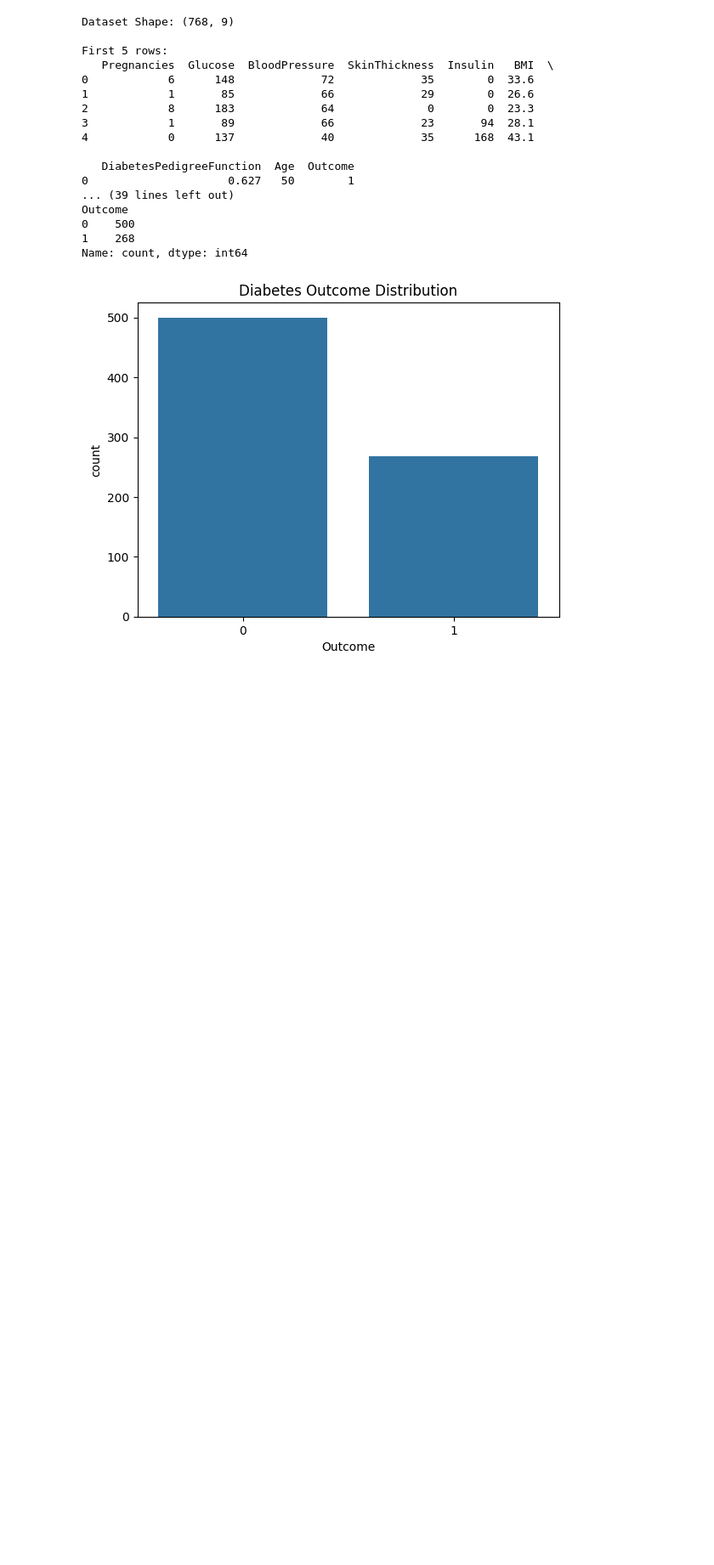
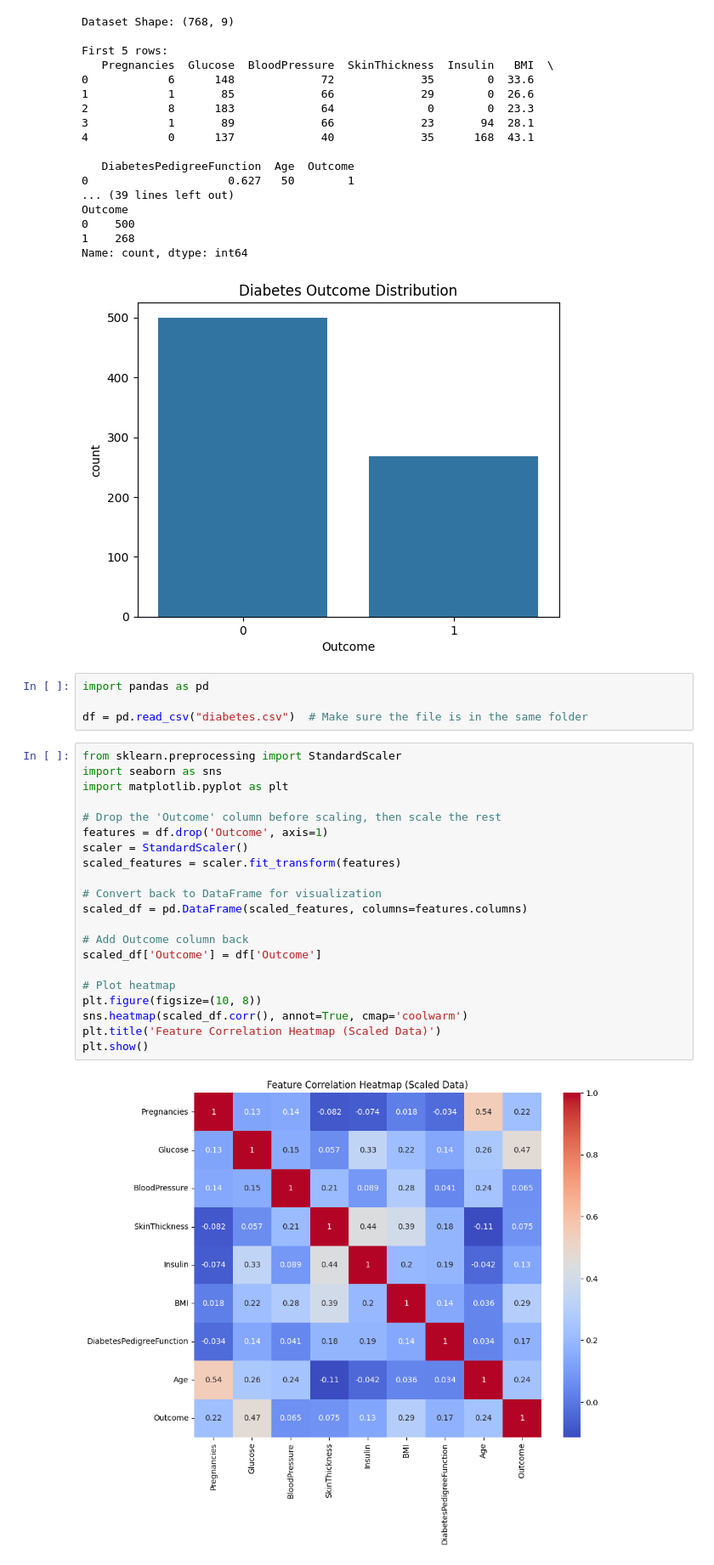
Before and after one commit to Dhanunjaya18/disease-prediction-hybrid-ml, a Jupyter notebook: 01_data_exploration.ipynb, the cells around one changed output. Shown at 85% size. Drawn from its saved outputs; the diff is of its cells as text; blank space fills up the shorter version.

```diff
--- a/01_data_exploration.ipynb
+++ b/01_data_exploration.ipynb
@@ -46,3 +56,30 @@ Outcome
 1    268
 Name: count, dtype: int64
 [figure]
+# %%
+import pandas as pd
+
+df = pd.read_csv("diabetes.csv")  # Make sure the file is in the same folder
+# %%
+from sklearn.preprocessing import StandardScaler
+import seaborn as sns
+import matplotlib.pyplot as plt
+
+# Drop the 'Outcome' column before scaling, then scale the rest
+features = df.drop('Outcome', axis=1)
+scaler = StandardScaler()
+scaled_features = scaler.fit_transform(features)
+
+# Convert back to DataFrame for visualization
+scaled_df = pd.DataFrame(scaled_features, columns=features.columns)
+
+# Add Outcome column back
+scaled_df['Outcome'] = df['Outcome']
+
+# Plot heatmap
+plt.figure(figsize=(10, 8))
+sns.heatmap(scaled_df.corr(), annot=True, cmap='coolwarm')
+plt.title('Feature Correlation Heatmap (Scaled Data)')
+plt.show()
+# %% [output]
+[figure, added]
```
Also changed, not shown: parts of 5 cells of this notebook.
